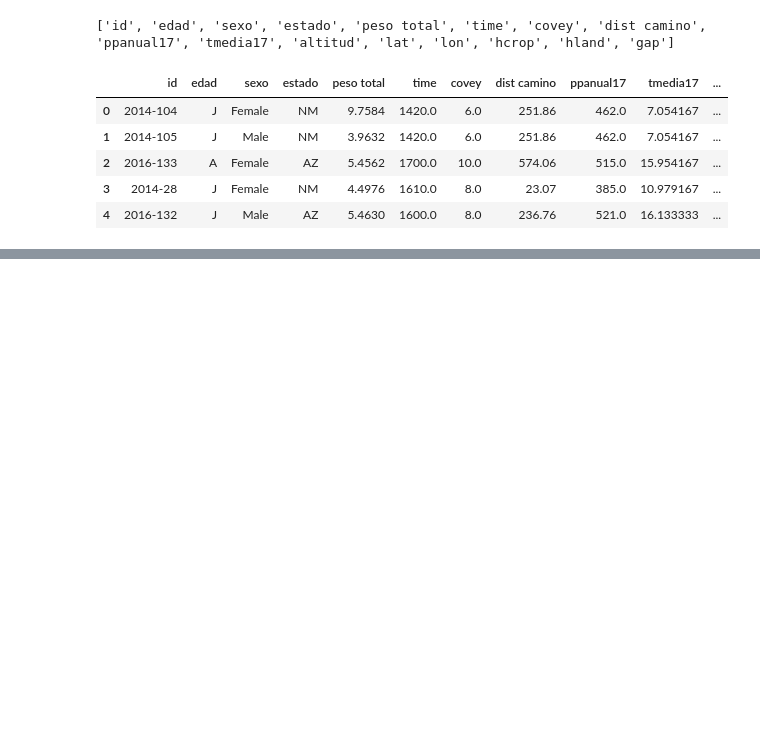
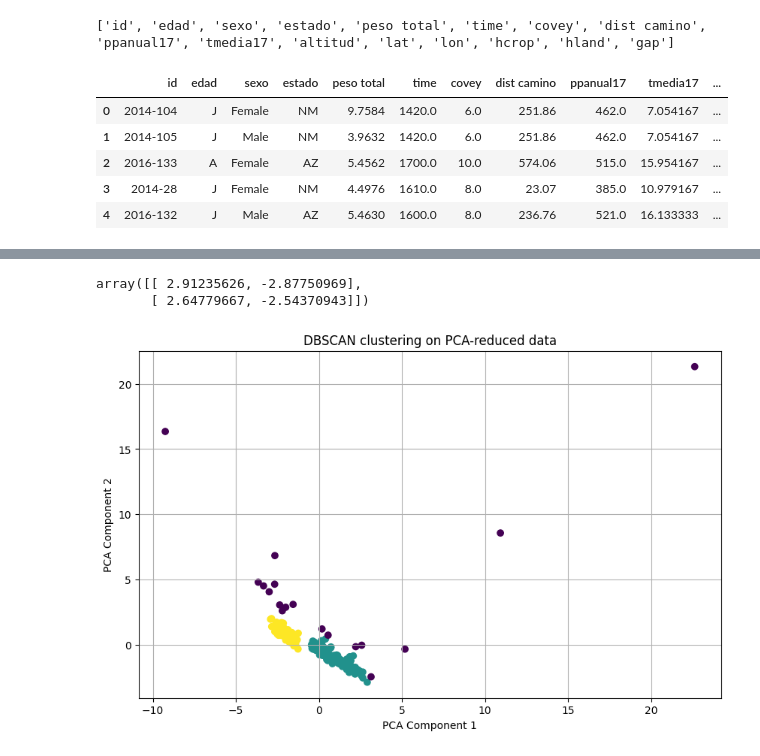
Before and after one commit to fofojaramillo/codornices-proyecto, a Jupyter notebook: EDA_v2.ipynb, the cells around one changed output, grey strips where cells are left out. Drawn from its saved outputs; the diff is of its cells as text; code cells hidden in the pictures; blank space fills up the shorter version.

```diff
--- a/EDA_v2.ipynb
+++ b/EDA_v2.ipynb
@@ -187,0 +222,7 @@ df_all.describe()
+# %%
+# Supongamos que df es tu DataFrame original
+# mputar valores NaN con la mediana
+# df_imputed = df.fillna(df.median())
+
+# Paso 2: Eliminar columnas de tipo object
+df_all = df_imputed.select_dtypes(exclude=[object])
@@ -187,0 +245,34 @@ df_all.describe()
+# %%
+# Estandarizar los datos (excepto la columna 'covey')
+features = df_all.drop(columns='covey')
+scaler = StandardScaler()
+features_scaled = scaler.fit_transform(features)
+
+# Aplicar PCA para reducir a 2 dimensiones
+pca = PCA(n_components=2)
+X_pca = pca.fit_transform(features_scaled)
+
+X_pca[:2]
+# %% [output]
+array([[ 2.91235626, -2.87750969],
+       [ 2.64779667, -2.54370943]])
+# %%
+# Aplicar DBSCAN a los componentes principales
+db = DBSCAN(eps=0.5, min_samples=5).fit(X_pca)
+
+# Agregar etiquetas al DataFrame original
+df_imputed['cluster'] = db.labels_
+
+# Contar el número de puntos en cada cluster
+cluster_counts = df_imputed['cluster'].value_counts()
+
+# Visualizar los resultados
+plt.figure(figsize=(10, 6))
+plt.scatter(X_pca[:, 0], X_pca[:, 1], c=df_imputed['cluster'], cmap='viridis', marker='o')
+plt.title('DBSCAN clustering on PCA-reduced data')
+plt.xlabel('PCA Component 1')
+plt.ylabel('PCA Component 2')
+plt.grid(True)
+plt.show()
+# %% [output]
+[figure, added]
```
Also changed, not shown: parts of 8 cells of this notebook.
